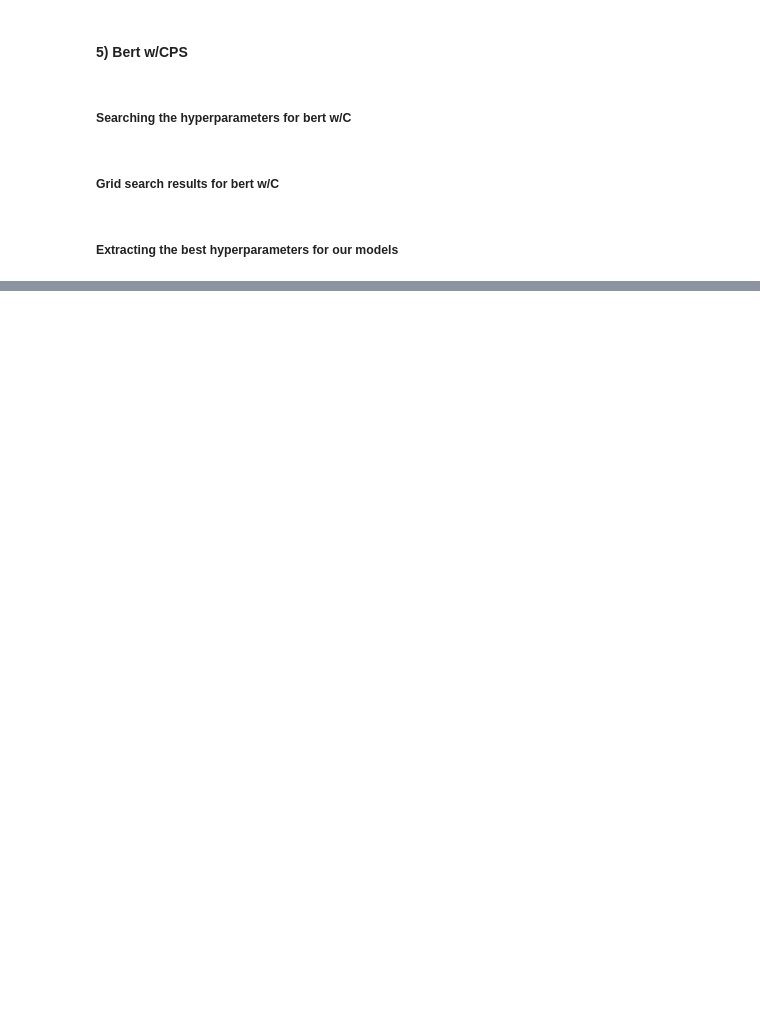
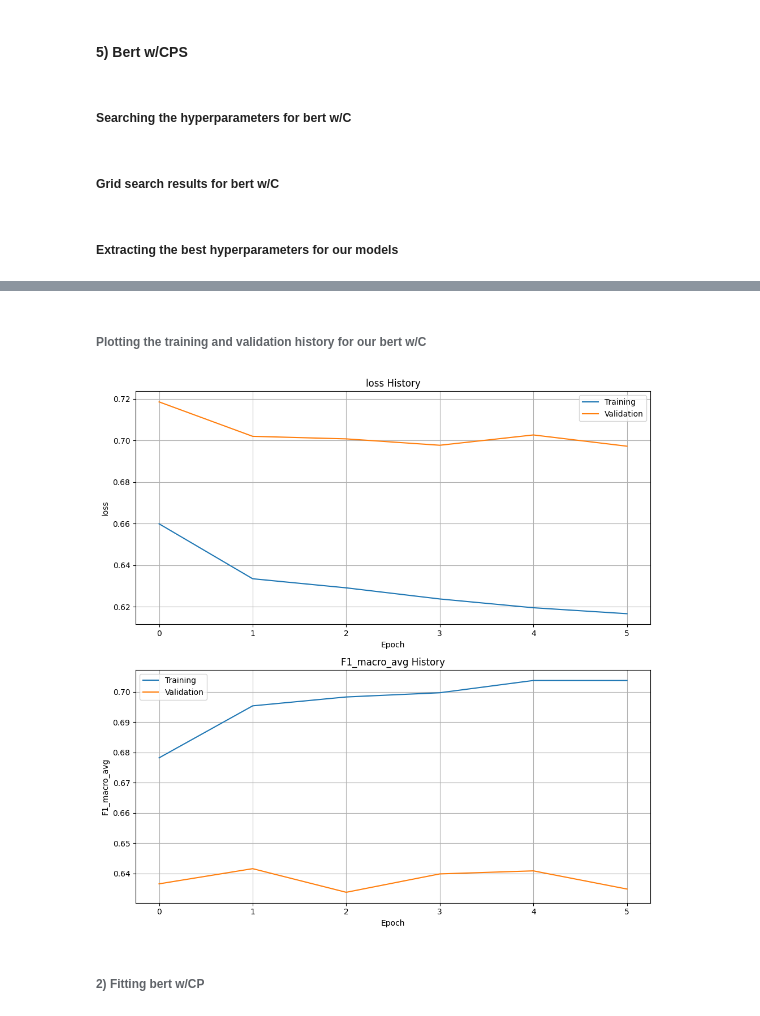
Before and after one commit to GianM0027/NLP_homework_2, a Jupyter notebook: main_notebook.ipynb, the cells around one changed output, grey strips where cells are left out. Drawn from its saved outputs; the diff is of its cells as text; code cells hidden in the pictures; blank space fills up the shorter version.

```diff
--- a/main_notebook.ipynb
+++ b/main_notebook.ipynb
@@ -509,7 +481,7 @@ if RUN_BERTWO_GRID_SEARCH:
     grid_search_train_validation(train_data=(train_arg_df, train_labels_df),
                                  val_data=(val_arg_df, val_labels_df),
                                  dataloader_builder=partial_build_dataloader,
-                                 dataloader_parameters_unpacking_strategy=unpacking_dataloader_builder_parameters_strategy(),
+                                 dataloader_parameters_unpacking_strategy=unpacking_dataloader_builder_parameters_strategy,
                                  variable_dataloader_parameters=['pretrained_model_name_or_path', 'batch_size'],
                                  shuffle=True,
                                  model_hyperparameters_to_test=model_hyperparameters_to_test,
@@ -546,11 +567,20 @@ best_hyperparameters_df
 # %%
+torch.manual_seed(69)
+np.random.seed(69)
+
+
+bert1 = BertOne(dropout_prob=0.5,
+                hidden_size= 768,
+                pretrained_model_name_or_path='bert_models/roberta-base',
+                bert_constructor=transformers.RobertaModel).to(device)
+
+
 if FIT_BERTONE:
     optimizer_test = OptimizerWrapper(torch.optim.Adam, identifier=f'lr={1e-5}', optimizer_partial_params={'lr': 1e-5})
 
     weights_tensor = calculate_class_weights(train_labels_df)
     criterion_test = Criterion('loss', loss_function=torch.nn.BCEWithLogitsLoss(weight=weights_tensor, reduction='none'), reduction_function=torch.mean)
 
-    bert1 = BertOne(dropout_prob=0.3, hidden_size= 768, pretrained_model_name_or_path='roberta-base', bert_constructor=transformers.RobertaModel).to(device)
 
     bert1_history = bert1.fit(train_loader=dataloaders['roberta-base']['C']['train'],
                               val_loader=dataloaders['roberta-base']['C']['val'],
@@ -559,3 +589,10 @@ if FIT_BERTONE:
                               optimizer=optimizer_test,
                               early_stopper=EarlyStopper(monitor='F1_macro_avg', patience=4, delta=0, mode='max', restore_weights=True),
                               num_epochs=200)
+
+    torch.save(bert1.state_dict(), BERTONE_WEIGHTS_PATH)
+
+
+else:
+    bert1.load_state_dict(torch.load(BERTONE_WEIGHTS_PATH))
+    bert1_history = None
@@ -562 +608,12 @@ if FIT_BERTONE:
+# %% [markdown]
+###### Plotting the training and validation history for our bert w/C
+# %%
+if FIT_BERTONE:
+    plot_history(bert1_history)
+else:
+    print("To show the bert w/C training history you should set the flag FIT_BERTONE=True ")
+# %% [output]
+[figure, added]
+# %% [markdown]
+######  2) Fitting bert w/CP
 # %%
```
Also changed, not shown: parts of 34 cells of this notebook, 10 other files.
